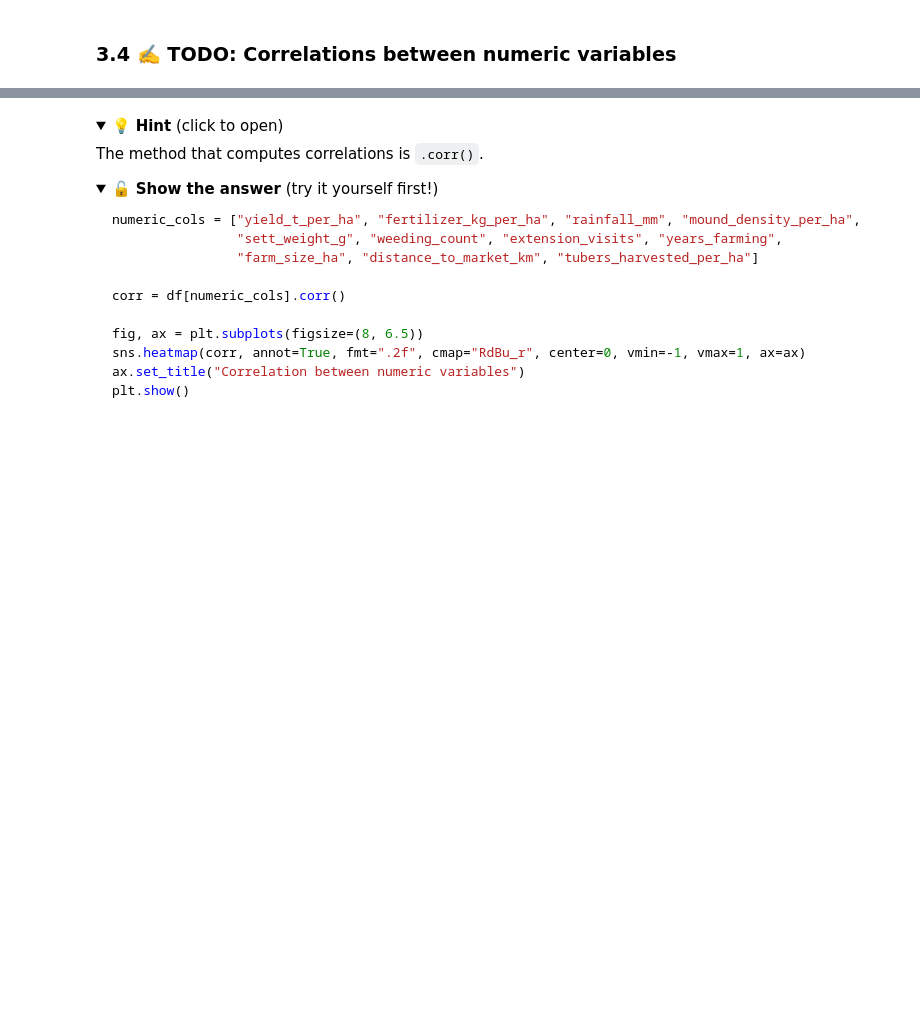
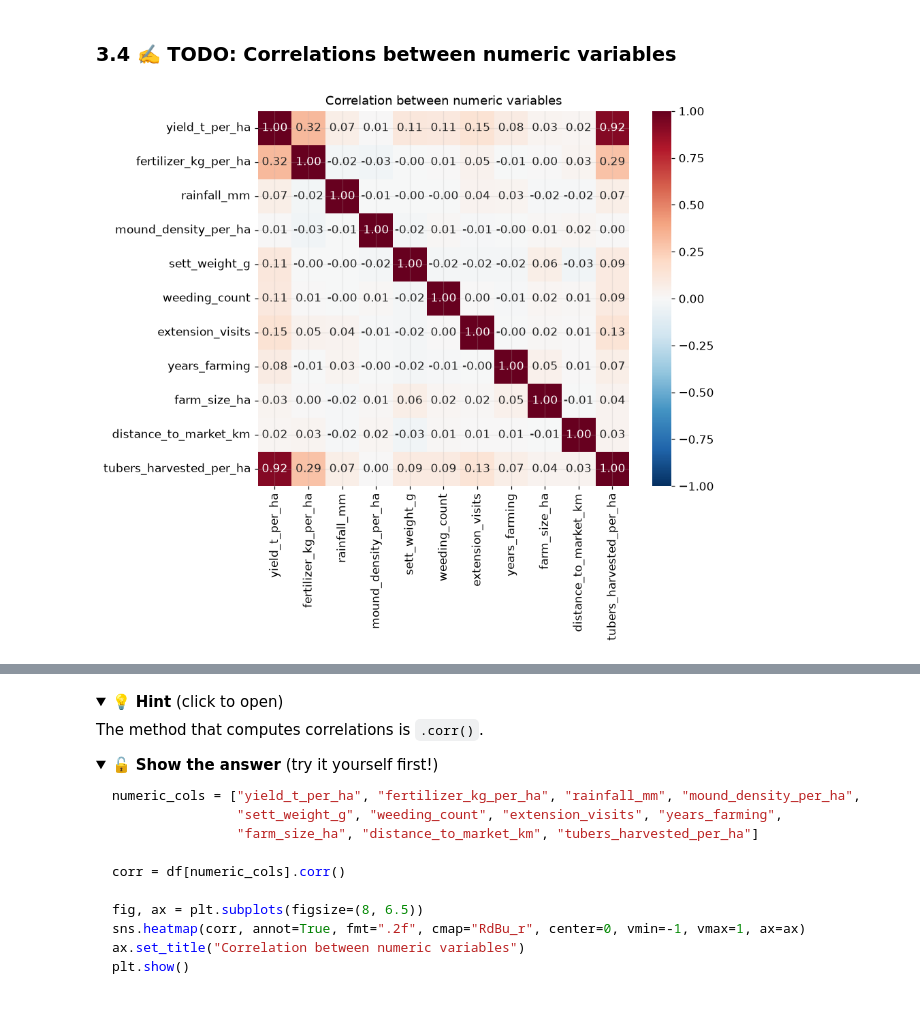
Before and after one commit to Emmasun1013/nsuk-ds-group-05, a Jupyter notebook: notebooks/group_project.ipynb, the cells around one changed output, grey strips where cells are left out. Cells and saved outputs as stored; diff of their text form; code cells hidden in the pictures; folded sections open; blank space fills up the shorter version.

```diff
--- a/notebooks/group_project.ipynb
+++ b/notebooks/group_project.ipynb
@@ -973,11 +1031,13 @@ plt.show()
 # %%
 numeric_cols = ["yield_t_per_ha", "fertilizer_kg_per_ha", "rainfall_mm", "mound_density_per_ha",
                 "sett_weight_g", "weeding_count", "extension_visits", "years_farming",
                 "farm_size_ha", "distance_to_market_km", "tubers_harvested_per_ha"]
 
-corr = df[numeric_cols].____()
+corr = df[numeric_cols].corr()
 
 fig, ax = plt.subplots(figsize=(8, 6.5))
 sns.heatmap(corr, annot=True, fmt=".2f", cmap="RdBu_r", center=0, vmin=-1, vmax=1, ax=ax)
 ax.set_title("Correlation between numeric variables")
 plt.show()
+# %% [output]
+[figure, added]
```
Also changed, not shown: parts of 22 cells of this notebook.
